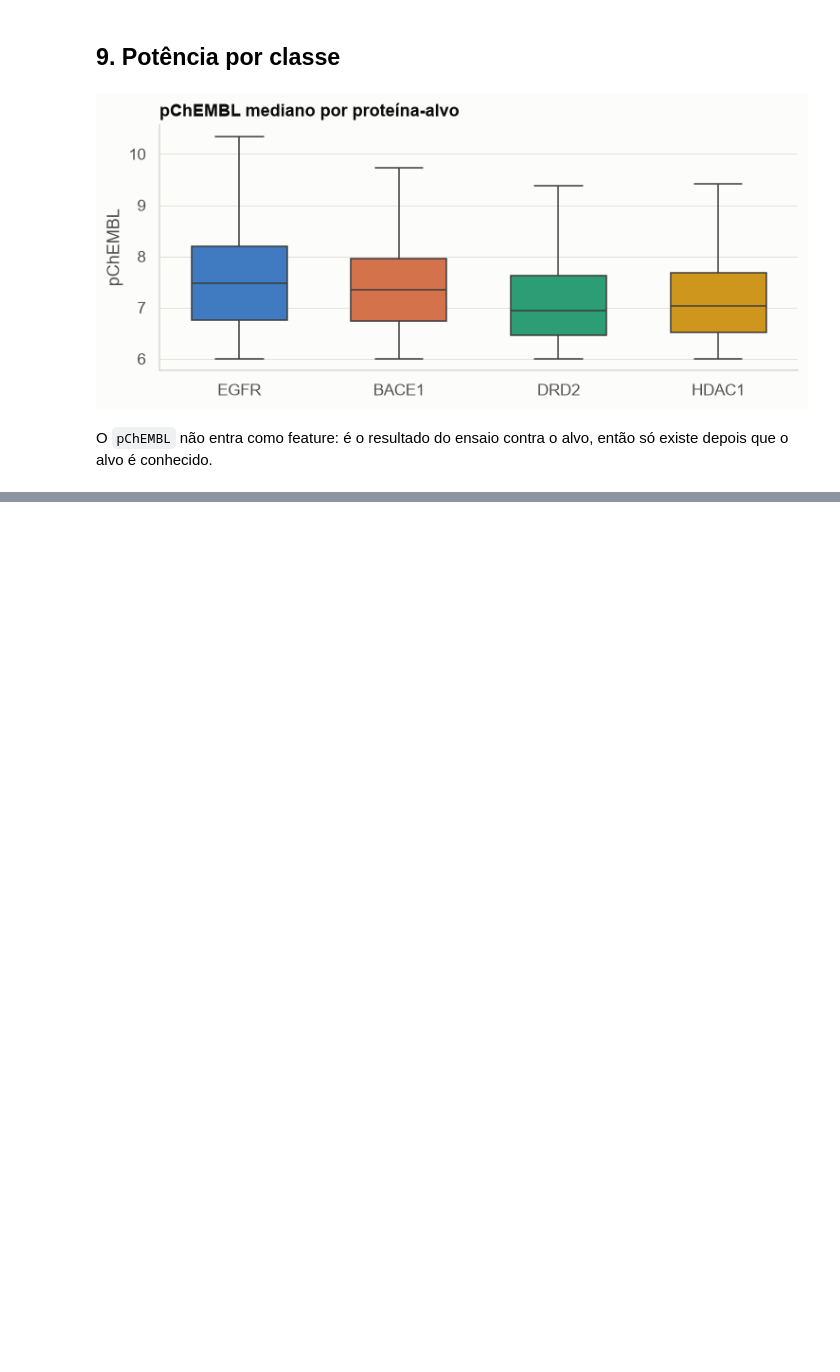
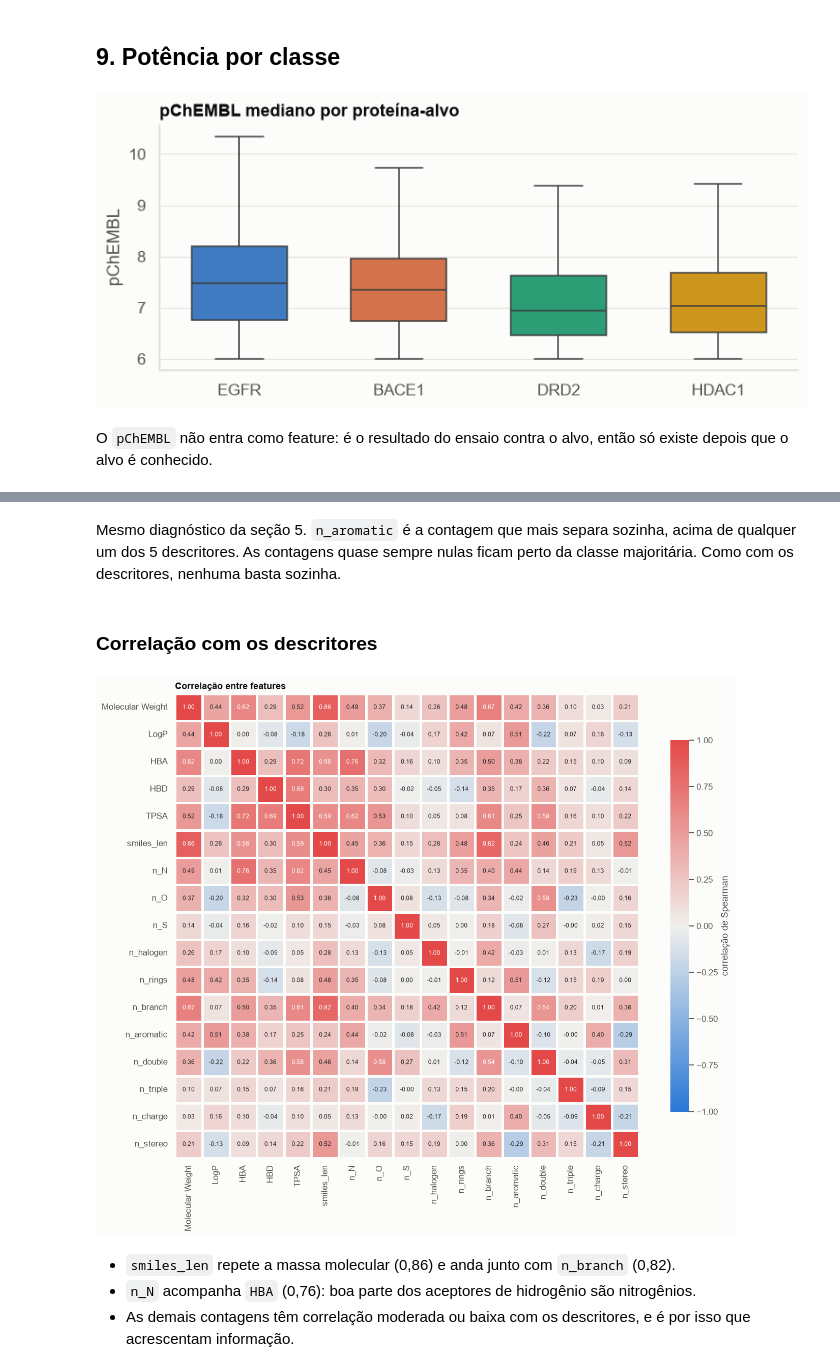
Before and after one commit to pumba-dev/machine-learning-practice, a Jupyter notebook: notebooks/02_analise_exploratoria.ipynb, the cells around one changed output, grey strips where cells are left out. Saved outputs shown, nothing was run; the diff lists cells and outputs as text; code cells hidden in the pictures; blank space fills up the shorter version.

```diff
--- a/notebooks/02_analise_exploratoria.ipynb
+++ b/notebooks/02_analise_exploratoria.ipynb
@@ -157,0 +225,12 @@ O `pChEMBL` não entra como feature: é o resultado do ensaio contra o alvo, ent
+# %% [markdown]
+Mesmo diagnóstico da seção 5. `n_aromatic` é a contagem que mais separa sozinha, acima de qualquer um dos 5 descritores. As contagens quase sempre nulas ficam perto da classe majoritária. Como com os descritores, nenhuma basta sozinha.
+# %% [markdown]
+### Correlação com os descritores
+# %%
+plots.correlation_heatmap(smiles, features=FEATURES + SMILES_FEATURES)
+# %% [output]
+[figure, added]
+# %% [markdown]
+- `smiles_len` repete a massa molecular (0,86) e anda junto com `n_branch` (0,82).
+- `n_N` acompanha `HBA` (0,76): boa parte dos aceptores de hidrogênio são nitrogênios.
+- As demais contagens têm correlação moderada ou baixa com os descritores, e é por isso que acrescentam informação.
```
Also changed, not shown: parts of 16 cells of this notebook, 2 other files.
